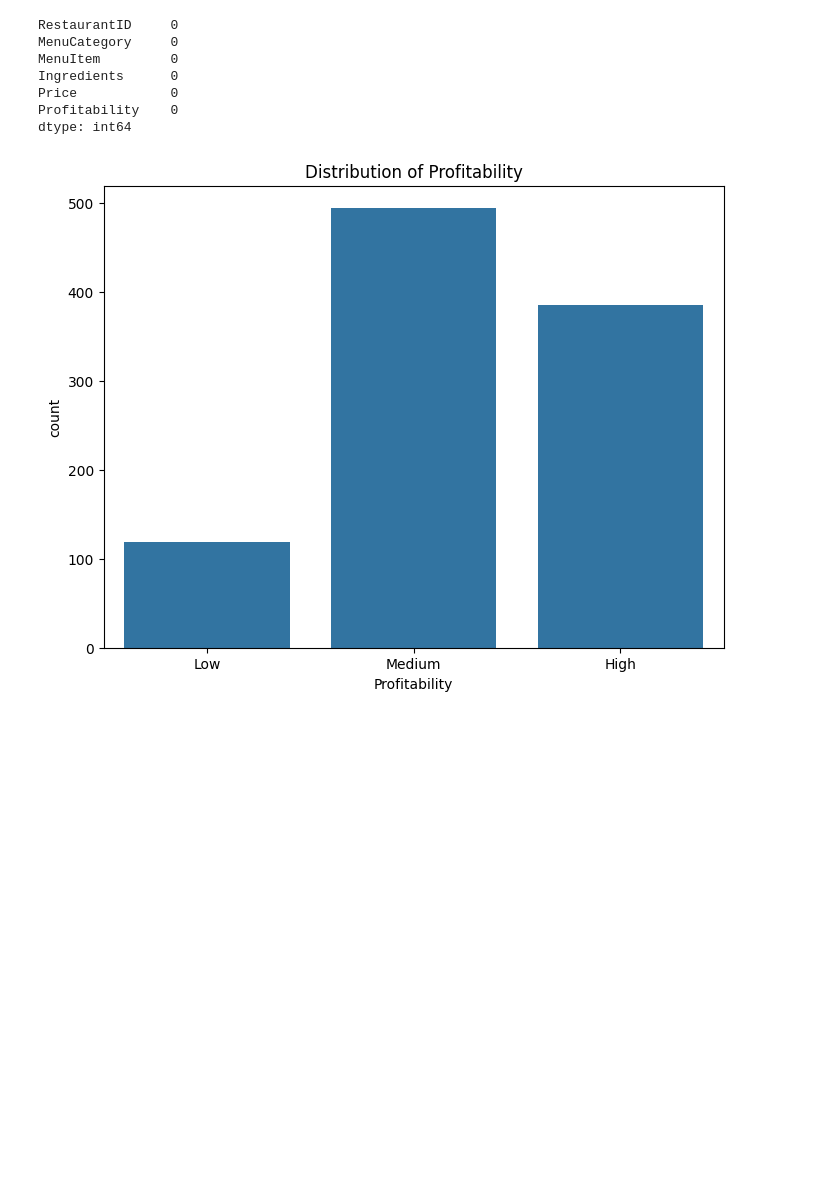
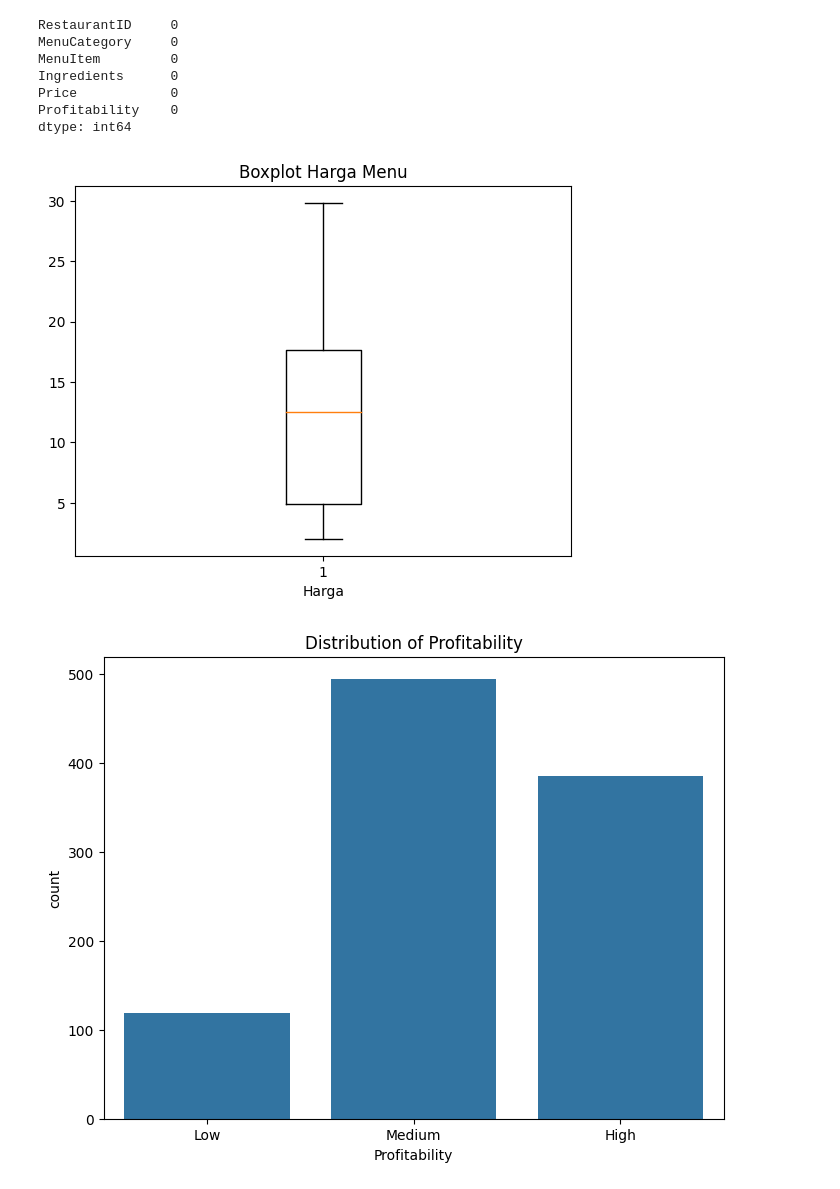
Before and after one commit to lidyapalupii/UASMPML, a Jupyter notebook: UAS_MPML.ipynb, the cells around one changed output. Drawn from its saved outputs; the diff is of its cells as text; code cells hidden in the pictures; blank space fills up the shorter version.

```diff
--- a/UAS_MPML.ipynb
+++ b/UAS_MPML.ipynb
@@ -51,6 +65,13 @@ Ingredients      0
 Price            0
 Profitability    0
 dtype: int64
+# %%
+plt.boxplot(df['Price'])
+plt.xlabel('Harga')
+plt.title('Boxplot Harga Menu')
+plt.show()
+# %% [output]
+[figure, added]
 # %%
 # Distribution of the target variable
 plt.figure(figsize=(8, 6))
```
Also changed, not shown: parts of 15 cells of this notebook.
